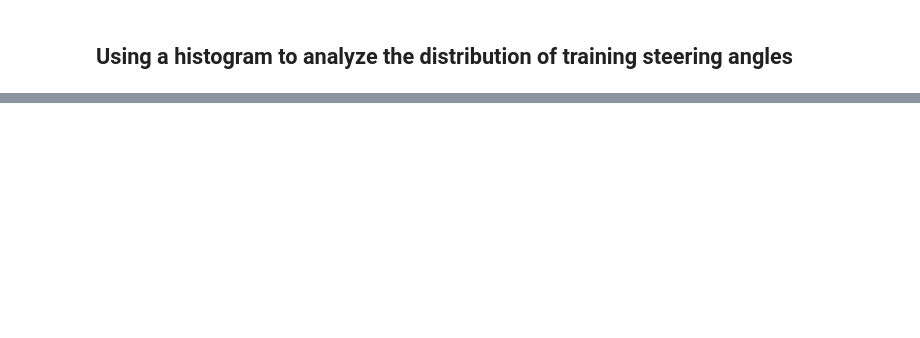
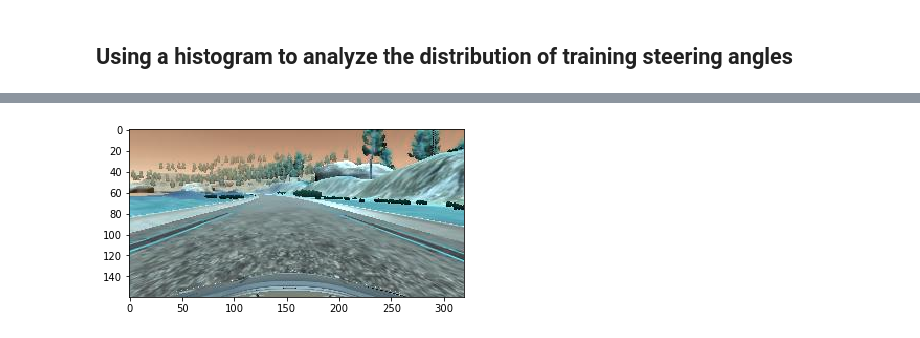
Before and after one commit to camigord/Self-Driving-Car-Nanodegree, a Jupyter notebook: P3-Behavioral-Cloning/Untitled.ipynb, the cells around one changed output, grey strips where cells are left out. Cells and saved outputs as stored; diff of their text form; code cells hidden in the pictures; blank space fills up the shorter version.

```diff
--- a/P3-Behavioral-Cloning/Untitled.ipynb
+++ b/P3-Behavioral-Cloning/Untitled.ipynb
@@ -261,0 +262,8 @@ plt.show()
+# %%
+test_img = cv2.imread(image_paths[10])
+new_img = test_horizon_shift(test_img)
+# %%
+plt.imshow(test_img)
+plt.show()
+# %% [output]
+[figure, added]
```
Also changed, not shown: parts of 16 cells of this notebook, 47 other files.
